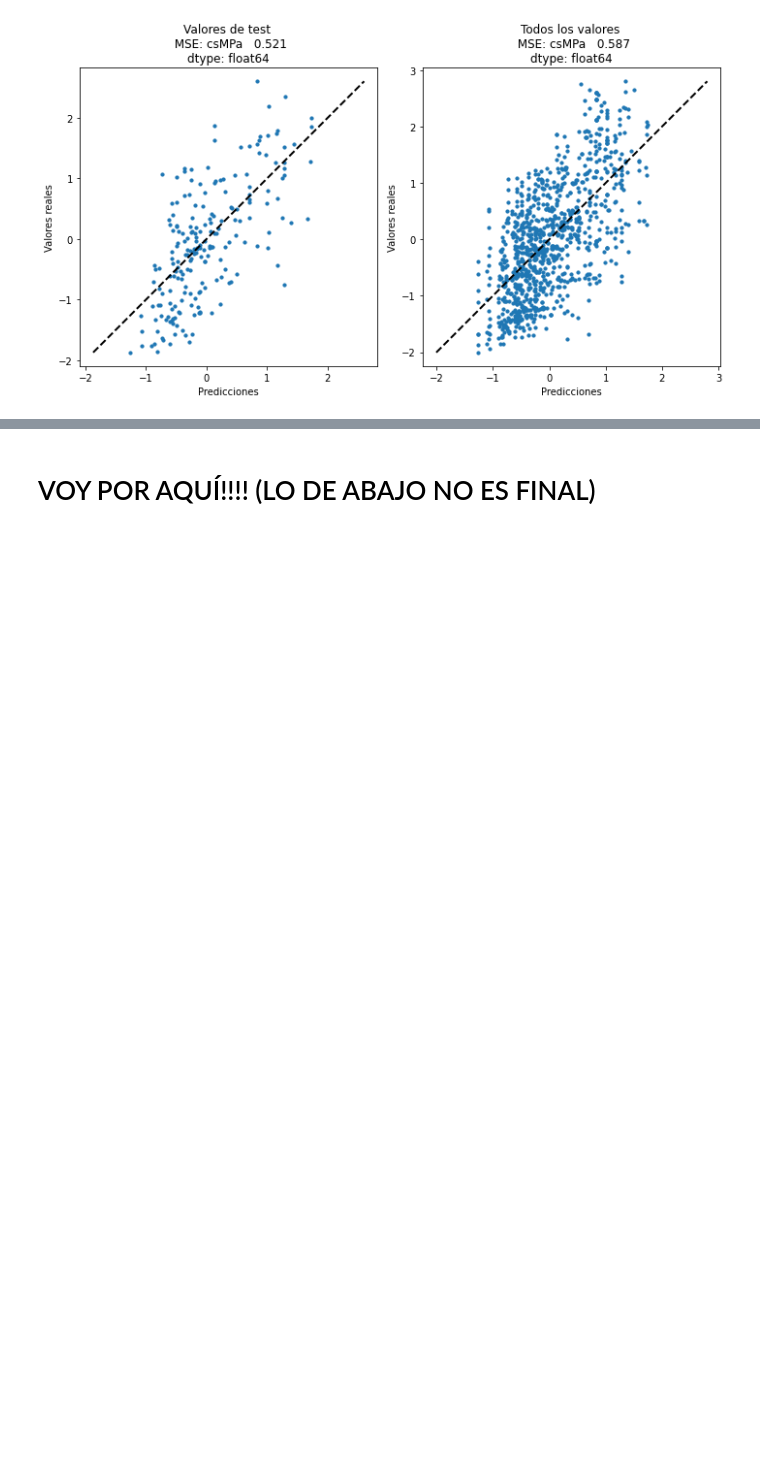
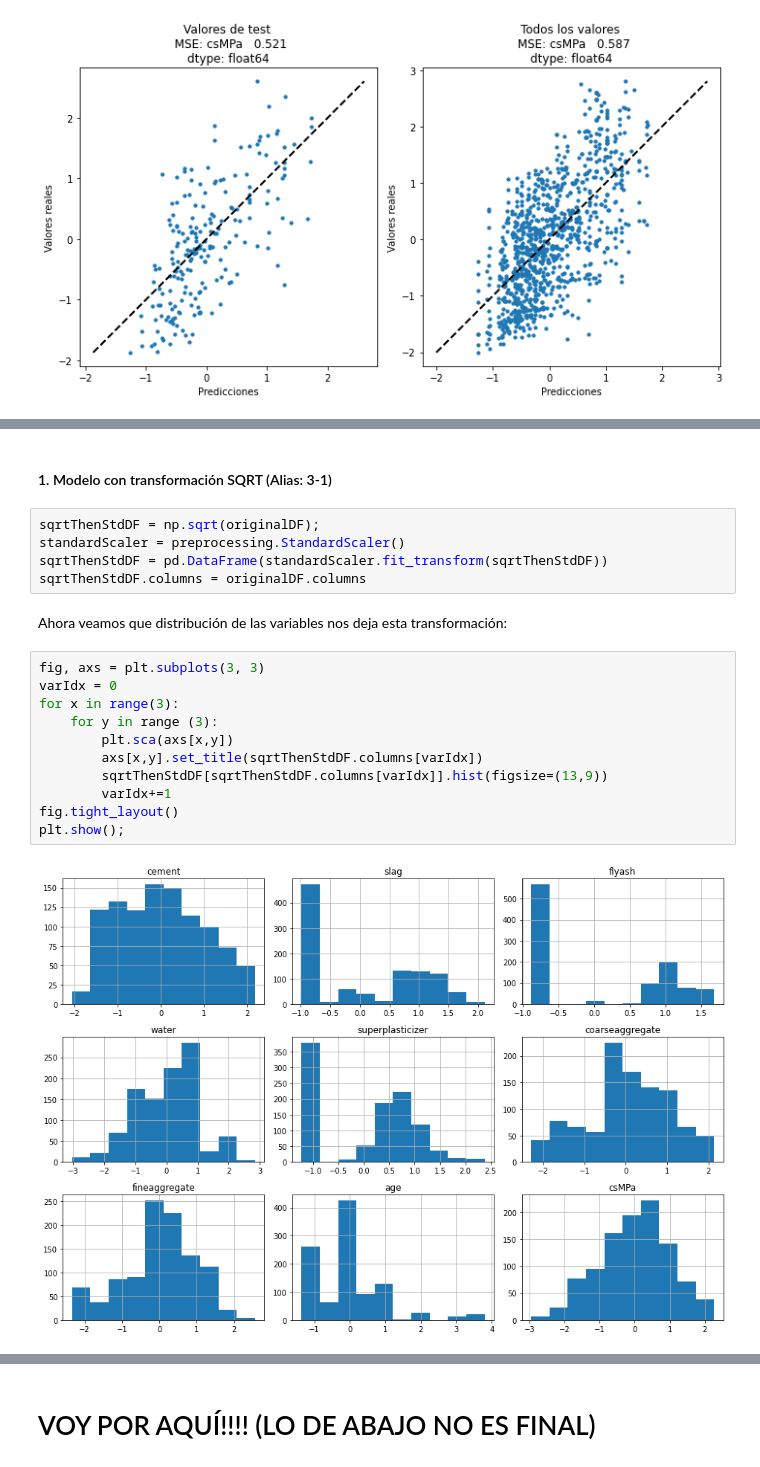
Before and after one commit to juankasv99/APC_Concrete_MPa, a Jupyter notebook: [APC]-LinearRegression-Prac1-JuanCarlosSoriano_JorgeGimenez.ipynb, the cells around one changed output, grey strips where cells are left out. Saved outputs shown, nothing was run; the diff lists cells and outputs as text; blank space fills up the shorter version.

```diff
--- a/[APC]-LinearRegression-Prac1-JuanCarlosSoriano_JorgeGimenez.ipynb
+++ b/[APC]-LinearRegression-Prac1-JuanCarlosSoriano_JorgeGimenez.ipynb
@@ -245,0 +254,22 @@ Si bien el modelo no es desastroso, no alcanza el nivel del modelo 0, probableme
+# %% [markdown]
+#### 1. Modelo con transformación SQRT (Alias: 3-1)
+# %%
+sqrtThenStdDF = np.sqrt(originalDF);
+standardScaler = preprocessing.StandardScaler()
+sqrtThenStdDF = pd.DataFrame(standardScaler.fit_transform(sqrtThenStdDF))
+sqrtThenStdDF.columns = originalDF.columns
+# %% [markdown]
+Ahora veamos que distribución de las variables nos deja esta transformación:
+# %%
+fig, axs = plt.subplots(3, 3)
+varIdx = 0
+for x in range(3):
+    for y in range (3):
+        plt.sca(axs[x,y])
+        axs[x,y].set_title(sqrtThenStdDF.columns[varIdx])
+        sqrtThenStdDF[sqrtThenStdDF.columns[varIdx]].hist(figsize=(13,9))
+        varIdx+=1
+fig.tight_layout()
+plt.show();
+# %% [output]
+[figure, added]
```
Also changed, not shown: parts of 25 cells of this notebook.
